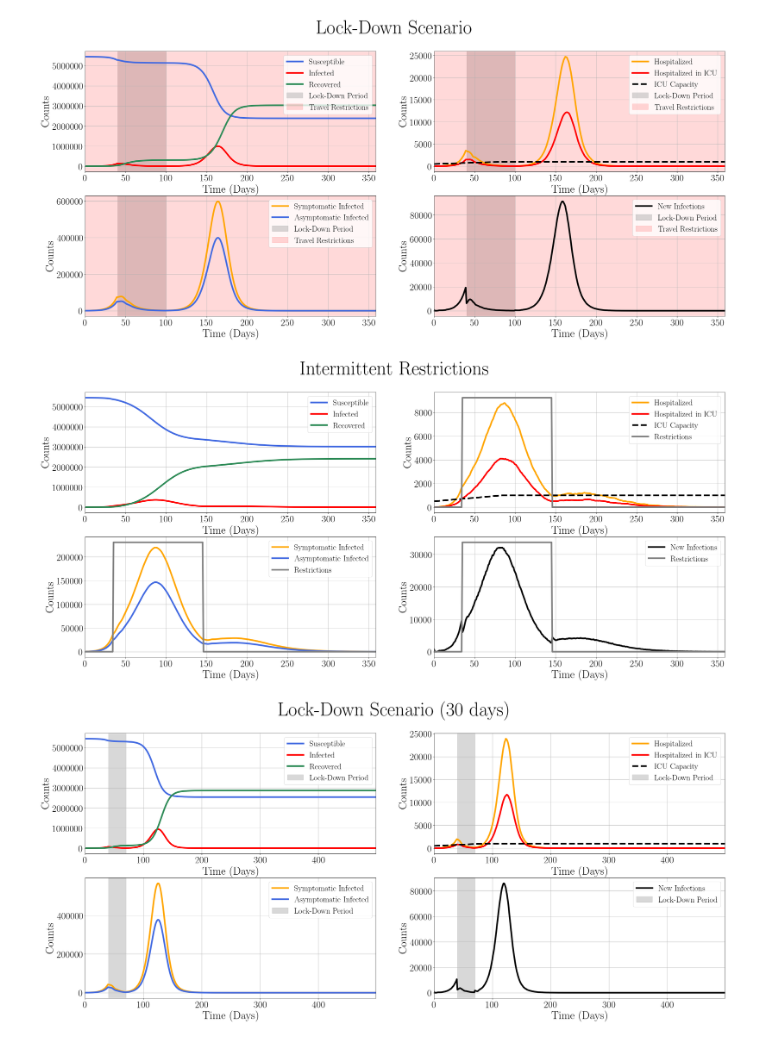
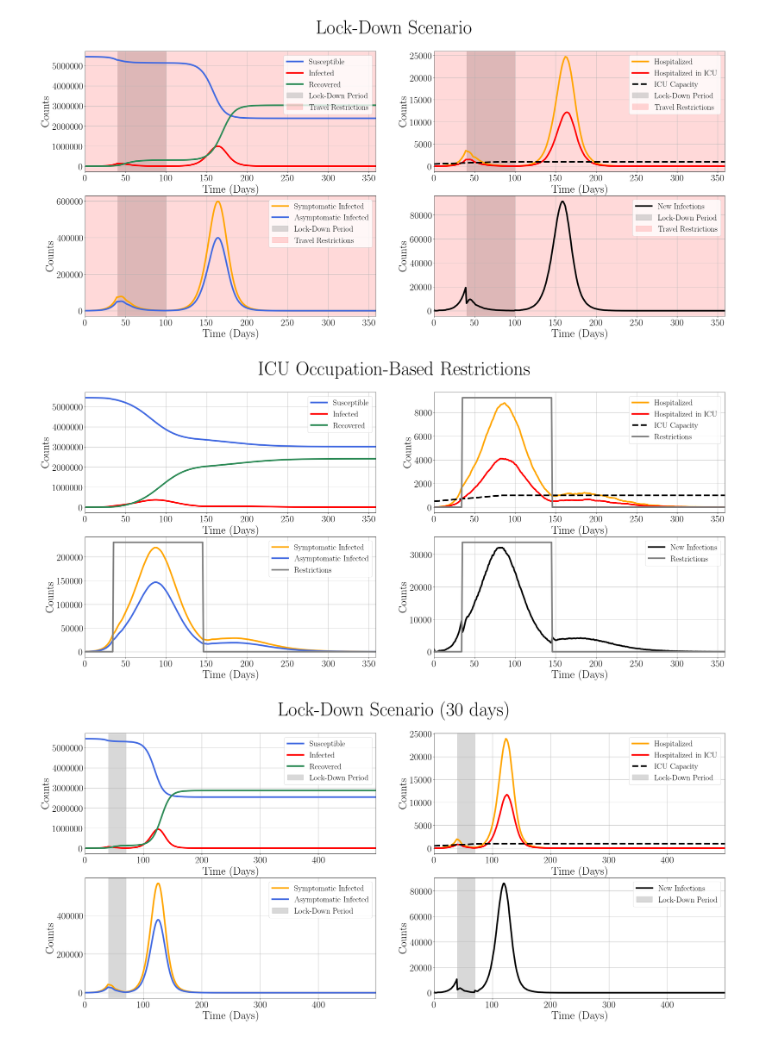
Before and after one commit to miroslavgasparek/covid-19, a Jupyter notebook: plotting/plotting_time_course.ipynb, the cells around one changed output. Cells and saved outputs as stored; diff of their text form; code cells hidden in the pictures.

Commit message:
Added ICU-based restriction.

```diff
--- a/plotting/plotting_time_course.ipynb
+++ b/plotting/plotting_time_course.ipynb
@@ -1009,12 +1009,12 @@ plotting_time_course('blackout.json',
 # %%
 plotting_time_course('intermitent.json',
                      plot_municipality=False,
-                     title_str='Intermittent Restrictions',
+                     title_str='ICU Occupation-Based Restrictions',
                      plot_intermittent_NPI=True,
                      t_start_adding_vents=0, num_weeks_adding_vents=12, num_vent_init=500, num_vent_end=1000,
                      plot_deaths=False)
 # %% [output]
-[figure, old version]
+[figure, new version]
 # %%
 plotting_time_course('blackout-30.json',
                      plot_municipality=False,
```
